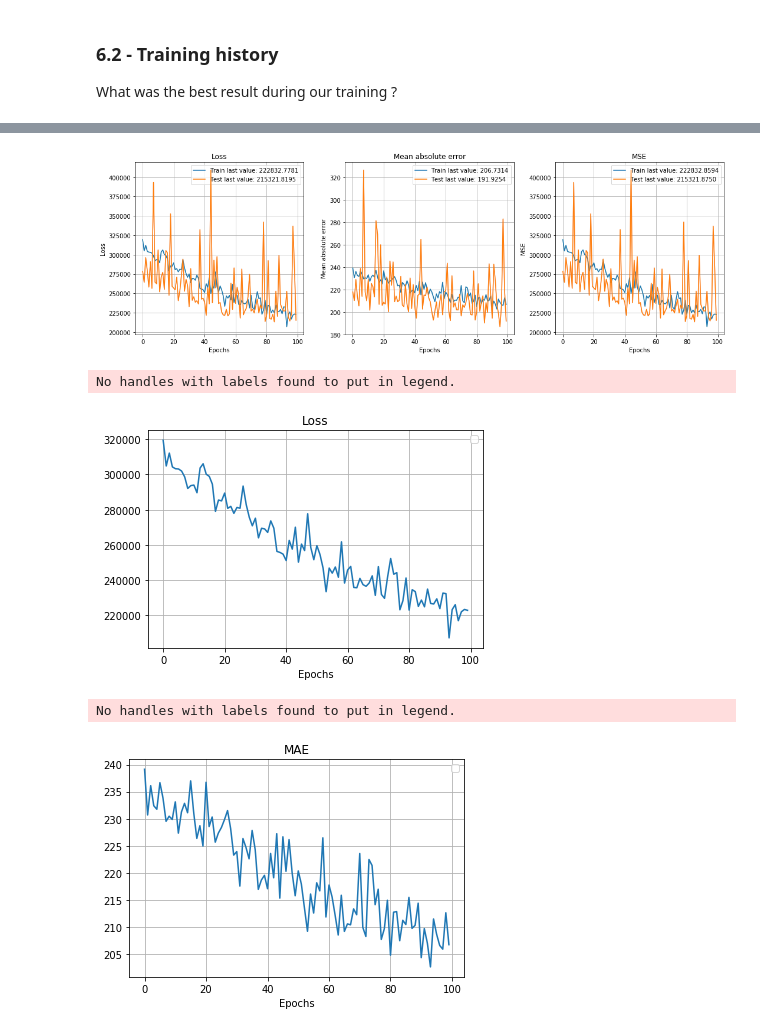
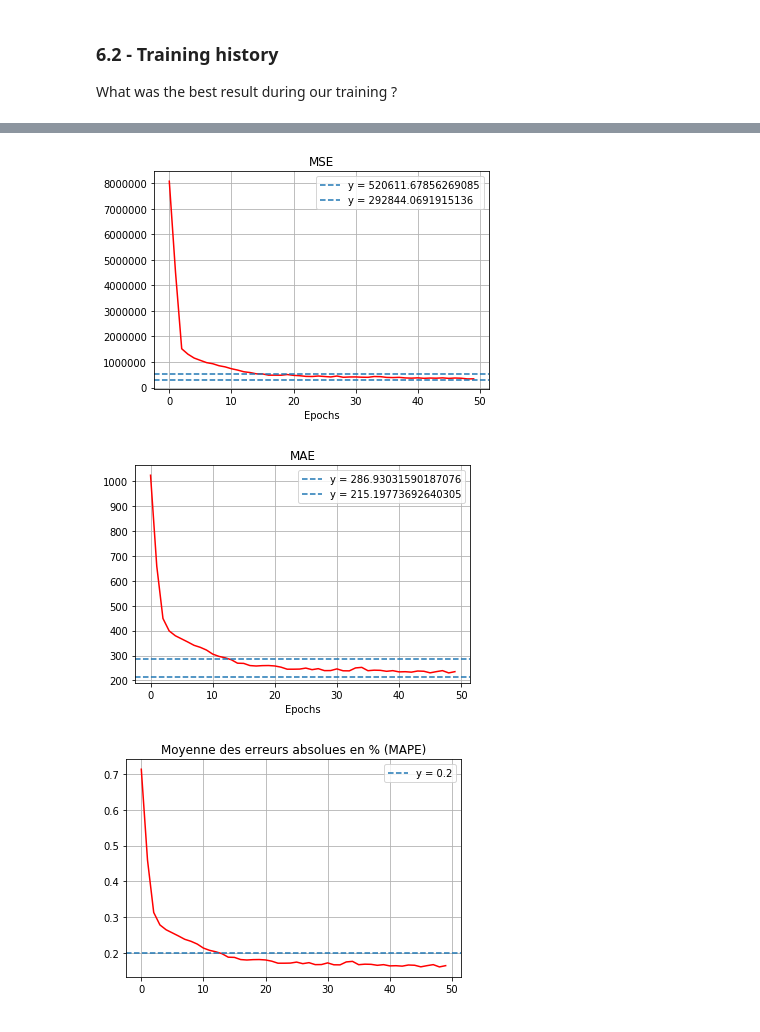
Before and after one commit to scastets/Projet4MA_Hydrologie, a Jupyter notebook: Notebooks/Apprentissage_ANN_HydroSwot.ipynb, the cells around one changed output, grey strips where cells are left out. Cells and saved outputs as stored; diff of their text form; code cells hidden in the pictures.

```diff
--- a/Notebooks/Apprentissage_ANN_HydroSwot.ipynb
+++ b/Notebooks/Apprentissage_ANN_HydroSwot.ipynb
@@ -283,3 +321,0 @@ min( val_mae ) : 0.0507
-# %%
-mod_pred = model.predict(x_train)
-y_train = y_train.reshape(13435,1)
@@ -293,24 +322,30 @@ plt.plot(y)
-# %%
-plot_history(df)
-# %% [output]
-[figure, removed]
-# %%
-plt.plot(df['loss'])
-plt.title('Loss')
-plt.xlabel('Epochs')
-plt.legend()
-plt.grid()
-plt.show()
-
-plt.plot(df['mean_absolute_error'])
-plt.title('MAE')
-plt.xlabel('Epochs')
-plt.legend()
-plt.grid()
-plt.show()
-# %% [output]
-No handles with labels found to put in legend.
-[figure, removed]
-No handles with labels found to put in legend.
-[figure, removed]
+# %%
+plt.plot(df['mean_squared_error'],'r')
+plt.title('MSE')
+plt.xlabel('Epochs')
+plt.axhline(np.mean(y_train**2)*0.04,ls='--',label='y = ' + str(0.04*np.mean(y_train**2)))
+plt.axhline(np.mean(y_train**2)*0.15**2,ls='--',label='y = ' + str(0.15**2*np.mean(y_train**2)))
+plt.legend()
+plt.grid()
+plt.show()
+
+plt.plot(df['mean_absolute_error'],'r')
+plt.title('MAE')
+plt.xlabel('Epochs')
+plt.axhline(0.2*np.mean(y_train),ls='--',label='y = ' +str(0.2*np.mean(y_train)))
+plt.axhline(0.15*np.mean(y_train),ls='--',label='y = ' +str(0.15*np.mean(y_train)))
+plt.legend()
+plt.grid()
+plt.show()
+
+plt.plot(df['mean_absolute_error']/np.mean(y_train),'r') # MAPE
+plt.axhline(0.20,ls='--',label='y = 0.2')
+plt.grid()
+plt.title('Moyenne des erreurs absolues en % (MAPE)')
+plt.legend()
+plt.show()
+# %% [output]
+[figure, added]
+[figure, added]
+[figure, added]
 # %%
```
Also changed, not shown: parts of 33 cells of this notebook.
